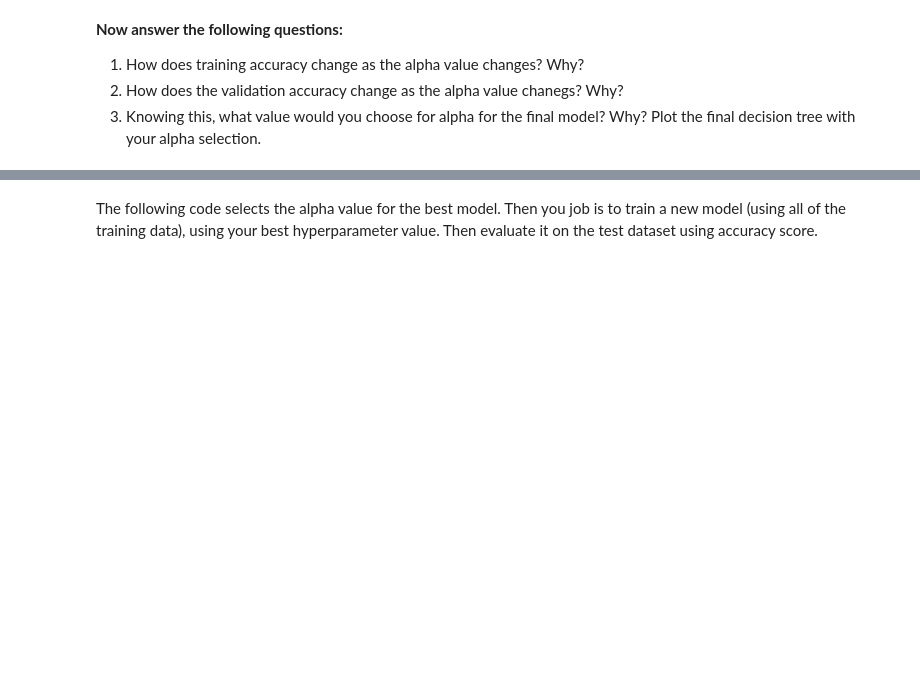
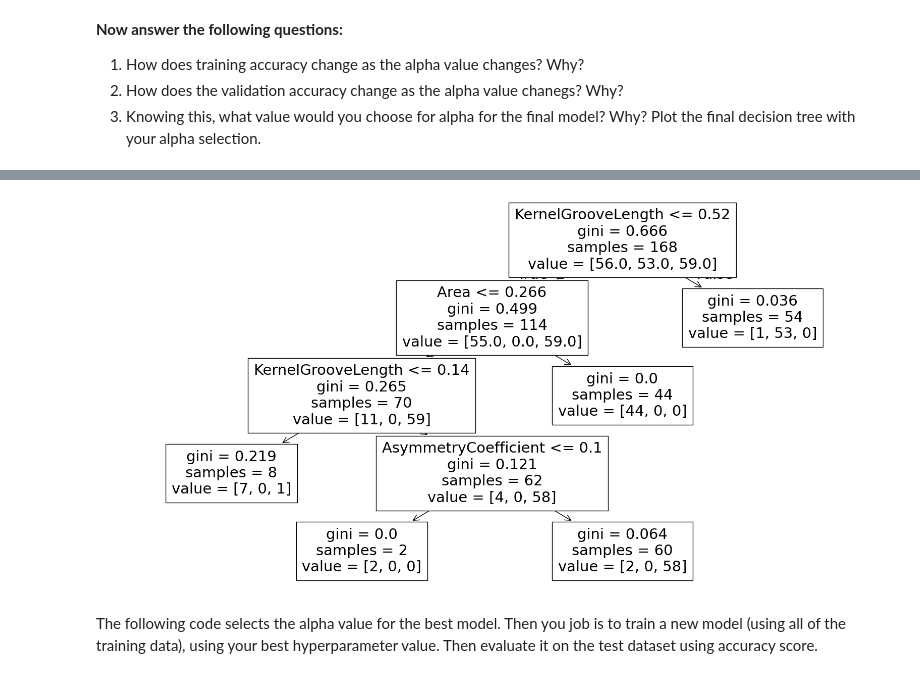
Before and after one commit to LeslieLiu11/CSC522-HW2, a Jupyter notebook: hw2/hw2-p1.ipynb, the cells around one changed output, grey strips where cells are left out. Drawn from its saved outputs; the diff is of its cells as text; code cells hidden in the pictures; blank space fills up the shorter version.

```diff
--- a/hw2/hw2-p1.ipynb
+++ b/hw2/hw2-p1.ipynb
@@ -387,3 +411,11 @@ np.testing.assert_almost_equal(valid_accs, [0.9105659340659341, 0.91056593406593
+# %%
+# Plot the final decision tree
+plt.figure(figsize=(20, 10))
+final_model = DecisionTreeClassifier(criterion="gini", random_state=random_seed, ccp_alpha=0.015)
+final_model.fit(X_train, Y_train)
+_ = plot_tree(final_model, feature_names=seeds_features.columns)
+# %% [output]
+[figure, added]
 # %% [markdown]
 The following code selects the alpha value for the best model. Then you job is to train a new model (using all of the training data), using your best hyperparameter value. Then evaluate it on the test dataset using accuracy score.
 # %%
```
Also changed, not shown: parts of 9 cells of this notebook.
